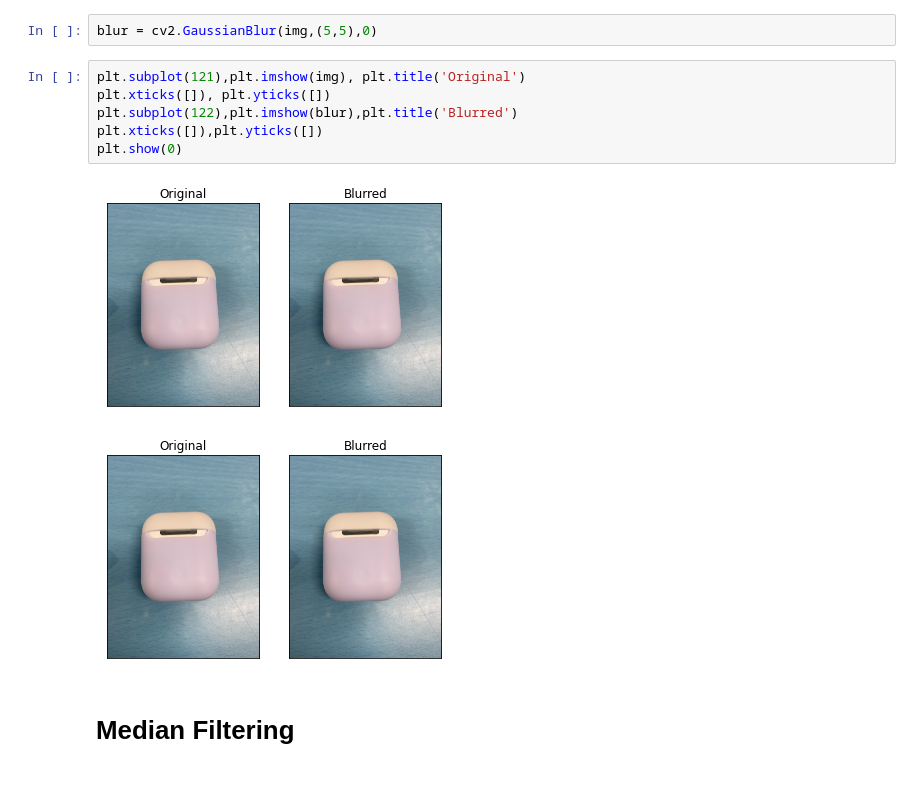
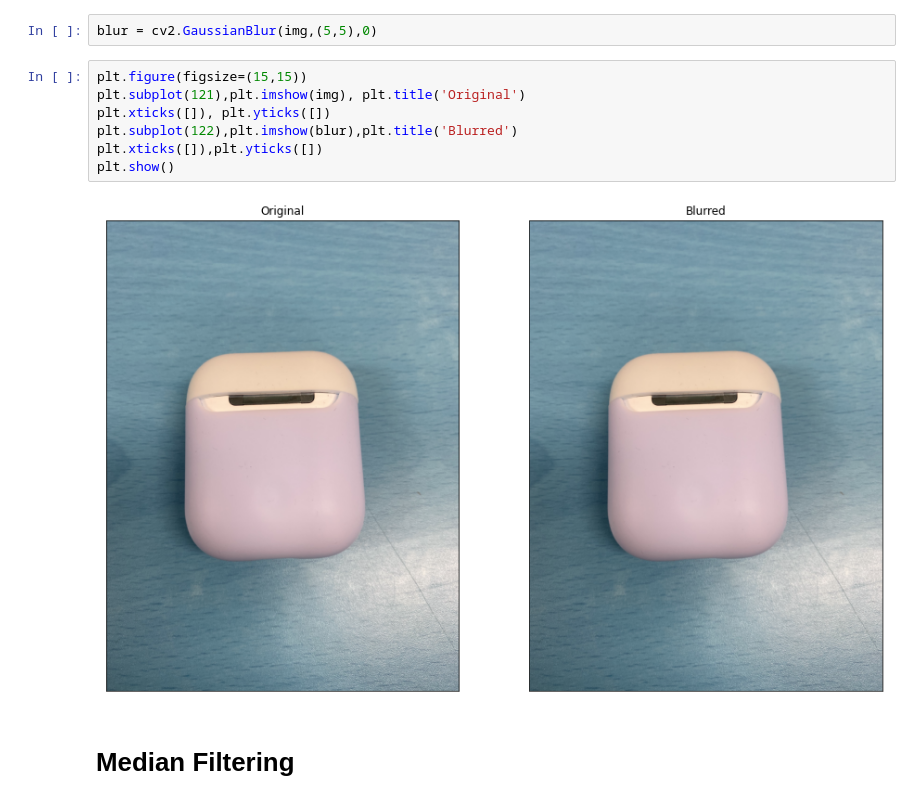
Before and after one commit to swkim01/DSAC3, a Jupyter notebook: gg-08-저주파_통과_필터링.ipynb, the cells around one changed output. Drawn from its saved outputs; the diff is of its cells as text.

```diff
--- a/gg-08-저주파_통과_필터링.ipynb
+++ b/gg-08-저주파_통과_필터링.ipynb
@@ -51,14 +57,14 @@ img = cv2.imread('./case.jpg')
 # %%
 blur = cv2.GaussianBlur(img,(5,5),0)
 # %%
+plt.figure(figsize=(15,15))
 plt.subplot(121),plt.imshow(img), plt.title('Original')
 plt.xticks([]), plt.yticks([])
 plt.subplot(122),plt.imshow(blur),plt.title('Blurred')
 plt.xticks([]),plt.yticks([])
-plt.show(0)
+plt.show()
 # %% [output]
-[figure, old version]
+[figure, new version]
-[figure, removed]
 # %% [markdown]
 <h1> Median Filtering</h1>
 # %%
```
Also changed, not shown: parts of 4 cells of this notebook.
